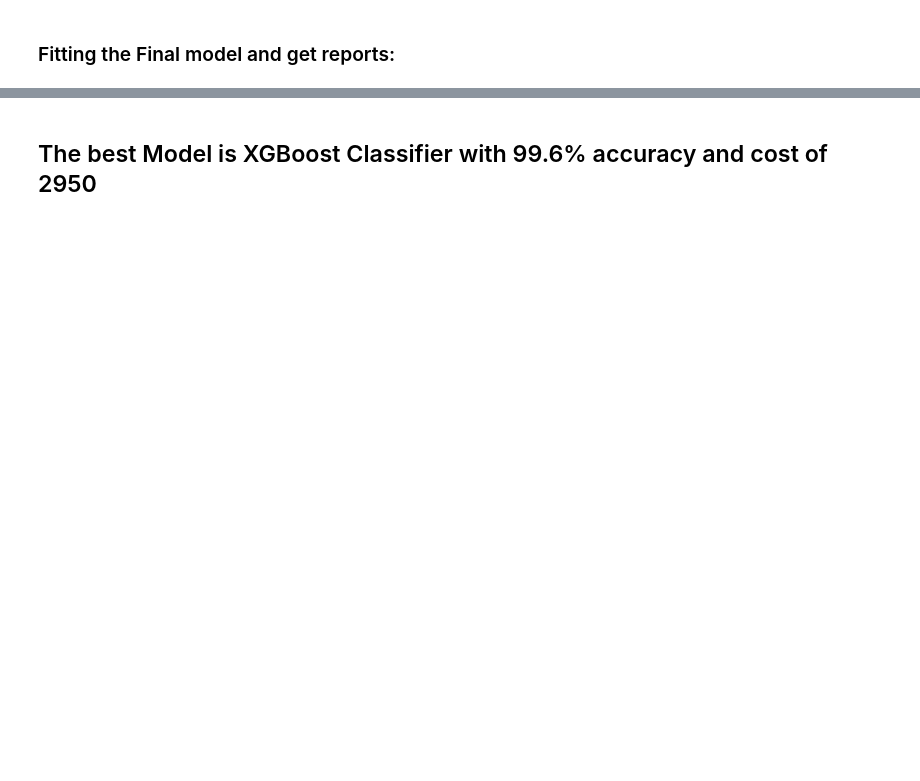
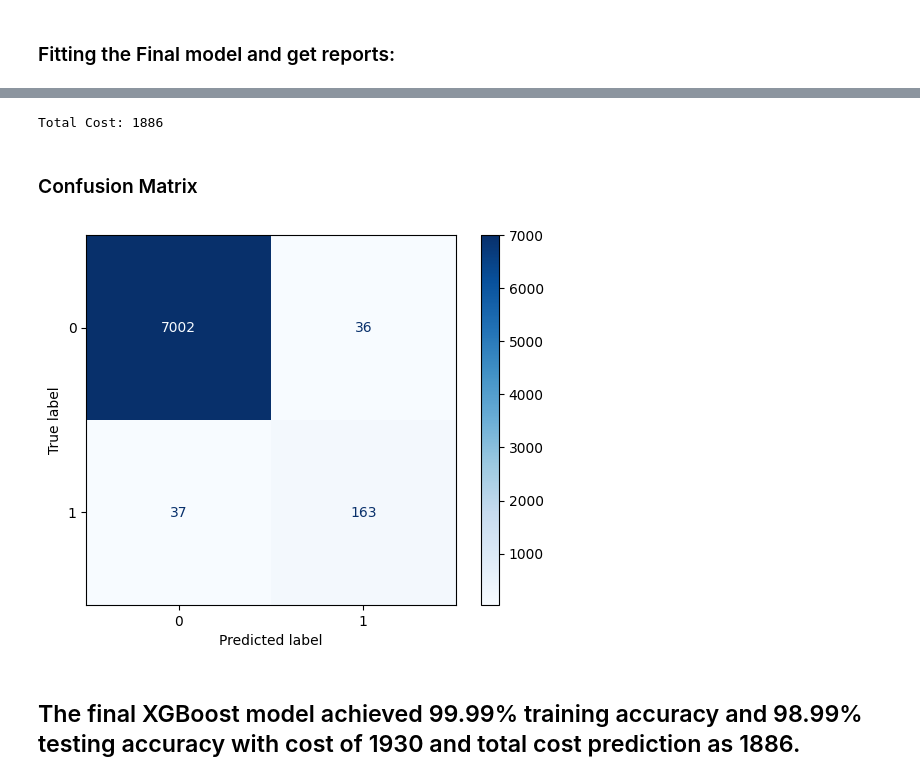
Before and after one commit to KeshaviVerma/APS_Fault_Detection, a Jupyter notebook: EDA.ipynb, the cells around one changed output, grey strips where cells are left out. Cells and saved outputs as stored; diff of their text form; code cells hidden in the pictures; blank space fills up the shorter version.

```diff
--- a/EDA.ipynb
+++ b/EDA.ipynb
@@ -665,5 +672,7 @@ X_res, y_res = smt.fit_resample(X_const, y)
 # %%
-X_train, X_test, y_train, y_test = train_test_split(X_res,y_res,test_size=0.2,random_state=42)
+from sklearn.impute import SimpleImputer
 
-final_model = final_model.fit(X_train, y_train)
-y_pred = final_model.predict(X_test)
+imputer = SimpleImputer(strategy='mean')
+
+X_train = imputer.fit_transform(X_train)
+X_test = imputer.transform(X_test)
@@ -670,3 +681,6 @@ y_pred = final_model.predict(X_test)
 # %%
-print("Final XGBoost Classifier Accuracy Score (Train) :", final_model.score(X_train,y_train))
-print("Final XGBoost Classifier Accuracy Score (Test) :", accuracy_score(y_pred,y_test))
+from imblearn.combine import SMOTETomek
+
+smt = SMOTETomek(random_state=42)
+
+X_train_res, y_train_res = smt.fit_resample(X_train, y_train)
@@ -676,3 +689,13 @@ Final XGBoost Classifier Accuracy Score (Test) : 0.9962213032938828
 # %%
-print("Final XGBoost Classifier Cost Metric(Test) :",total_cost(y_test, y_pred))
+from xgboost import XGBClassifier
+
+final_model = XGBClassifier(
+    n_estimators=300,
+    max_depth=6,
+    learning_rate=0.1,
+    n_jobs=-1,
+    random_state=42
+)
+
+final_model.fit(X_train_res, y_train_res)
 # %% [output]
@@ -688,2 +736,30 @@ ConfusionMatrixDisplay.from_estimator(final_model, X_test, y_test, cmap='Blues',
+# %%
+from sklearn.metrics import confusion_matrix
+
+def total_cost(y_true, y_pred):
+
+    tn, fp, fn, tp = confusion_matrix(y_true, y_pred).ravel()
+
+    cost = (fp * 1) + (fn * 50)
+
+    return cost
+
+print("Total Cost:", total_cost(y_test, y_pred))
+# %% [output]
+Total Cost: 1886
+# %% [markdown]
+### Confusion Matrix
+# %%
+from sklearn.metrics import ConfusionMatrixDisplay
+import matplotlib.pyplot as plt
+
+ConfusionMatrixDisplay.from_estimator(
+    final_model, X_test, y_test,
+    cmap="Blues", values_format='d'
+)
+
+plt.show()
+# %% [output]
+[figure, added]
 # %% [markdown]
-## The best Model is XGBoost Classifier with 99.6% accuracy and cost of 2950
+## The final XGBoost model achieved 99.99% training accuracy and 98.99% testing accuracy with cost of 1930 and total cost prediction as 1886.
```
Also changed, not shown: parts of 25 cells of this notebook, 52 other files.
